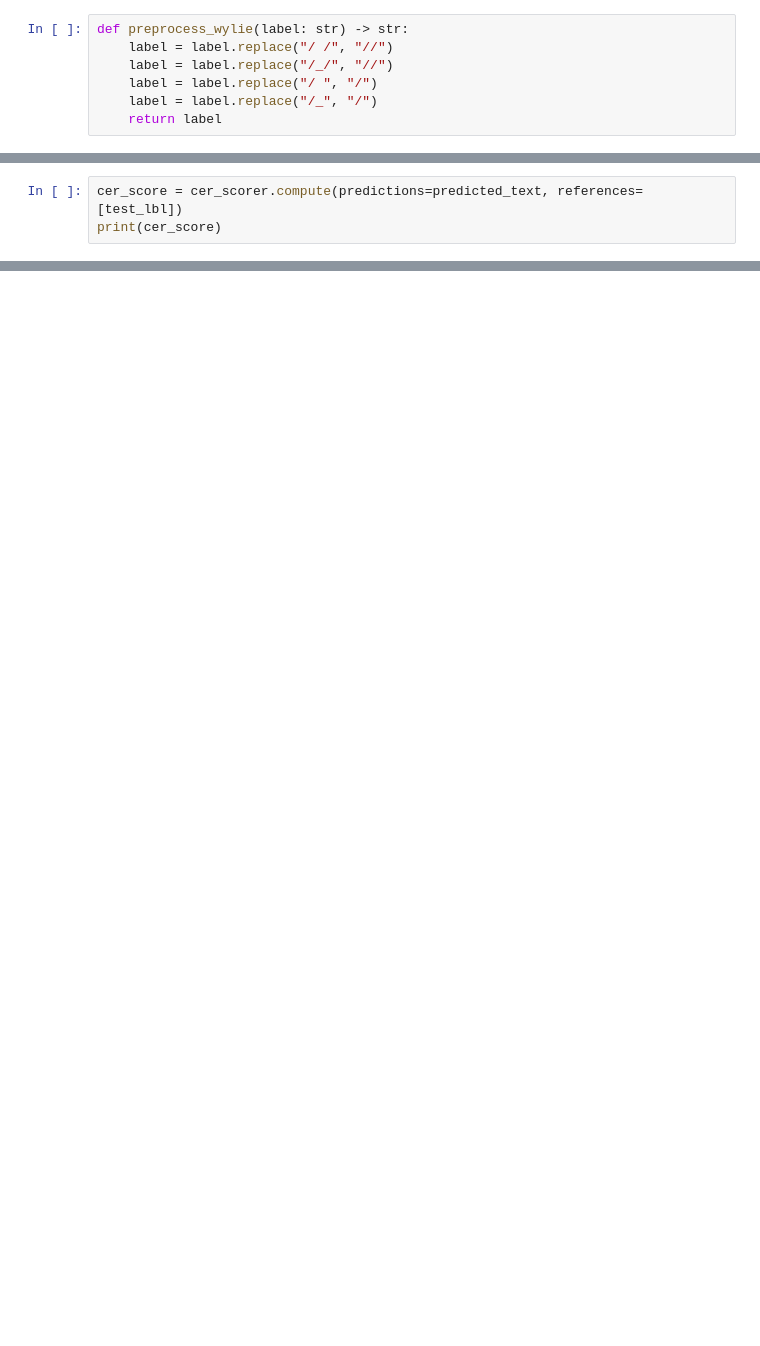
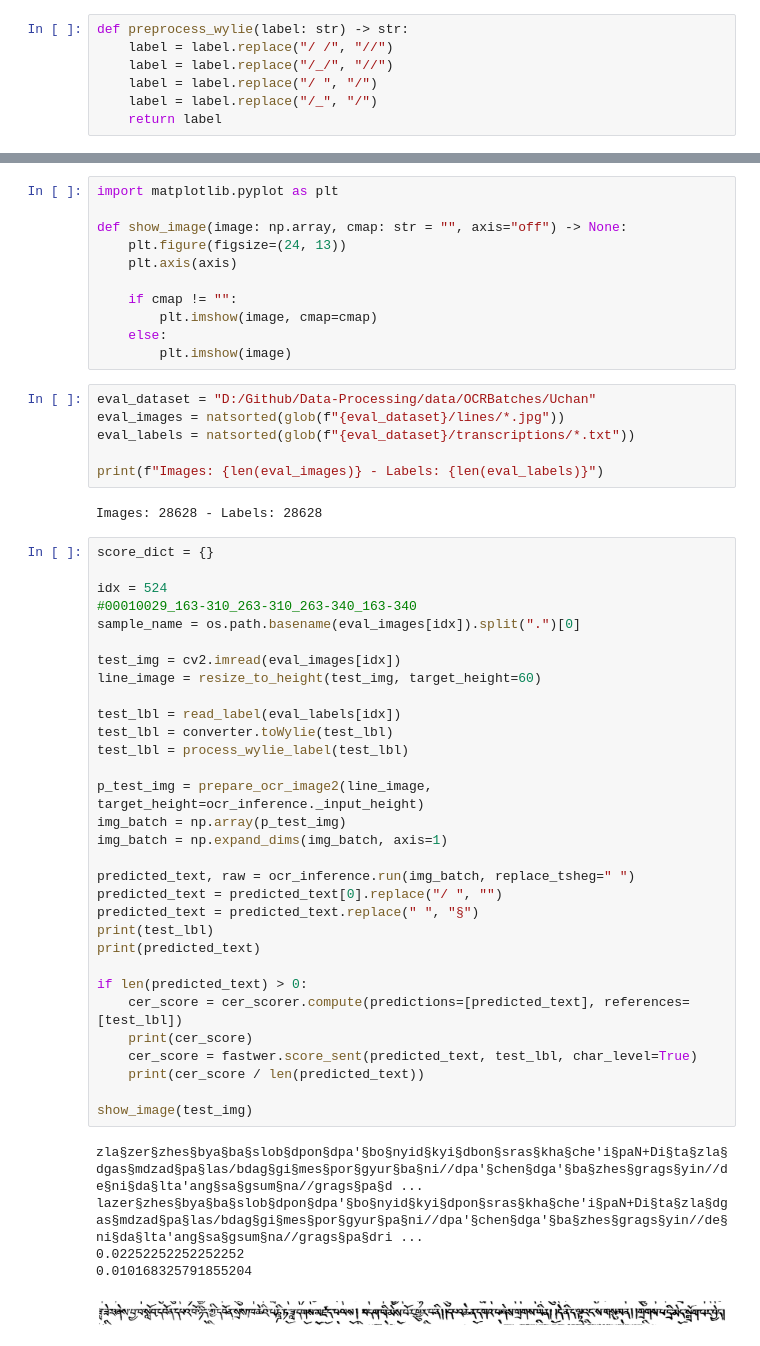
Before and after one commit to WeBuddhist/OCR-Inference, a Jupyter notebook: Evaluate2.ipynb, the cells around one changed output, grey strips where cells are left out. Cells and saved outputs as stored; diff of their text form; blank space fills up the shorter version.

Commit message:
further testing for better line extraction

```diff
--- a/Evaluate2.ipynb
+++ b/Evaluate2.ipynb
@@ -163,3 +172,0 @@ du§rmad§du§byur§gyur§pa//bkra§shis§des§ni§skye§dgu§rnams§la§zhi§by
-# %%
-cer_score = cer_scorer.compute(predictions=predicted_text, references=[test_lbl])
-print(cer_score)
@@ -181,0 +175,56 @@ test_lbl
+# %%
+import matplotlib.pyplot as plt
+
+def show_image(image: np.array, cmap: str = "", axis="off") -> None:
+    plt.figure(figsize=(24, 13))
+    plt.axis(axis)
+
+    if cmap != "":
+        plt.imshow(image, cmap=cmap)
+    else:
+        plt.imshow(image)
+# %%
+eval_dataset = "D:/Github/Data-Processing/data/OCRBatches/Uchan"
+eval_images = natsorted(glob(f"{eval_dataset}/lines/*.jpg"))
+eval_labels = natsorted(glob(f"{eval_dataset}/transcriptions/*.txt"))
+
+print(f"Images: {len(eval_images)} - Labels: {len(eval_labels)}")
+# %% [output]
+Images: 28628 - Labels: 28628
+# %%
+score_dict = {}
+
+idx = 524
+#00010029_163-310_263-310_263-340_163-340
+sample_name = os.path.basename(eval_images[idx]).split(".")[0]
+
+test_img = cv2.imread(eval_images[idx])
+line_image = resize_to_height(test_img, target_height=60)
+
+test_lbl = read_label(eval_labels[idx])
+test_lbl = converter.toWylie(test_lbl)
+test_lbl = process_wylie_label(test_lbl)
+
+p_test_img = prepare_ocr_image2(line_image, target_height=ocr_inference._input_height)
+img_batch = np.array(p_test_img)
+img_batch = np.expand_dims(img_batch, axis=1)
+
+predicted_text, raw = ocr_inference.run(img_batch, replace_tsheg=" ")
+predicted_text = predicted_text[0].replace("/ ", "")
+predicted_text = predicted_text.replace(" ", "§")
+print(test_lbl)
+print(predicted_text)
+
+if len(predicted_text) > 0:
+    cer_score = cer_scorer.compute(predictions=[predicted_text], references=[test_lbl])
+    print(cer_score)
+    cer_score = fastwer.score_sent(predicted_text, test_lbl, char_level=True)
+    print(cer_score / len(predicted_text))
+
+show_image(test_img)
+# %% [output]
+zla§zer§zhes§bya§ba§slob§dpon§dpa'§bo§nyid§kyi§dbon§sras§kha§che'i§paN+Di§ta§zla§dgas§mdzad§pa§las/bdag§gi§mes§por§gyur§ba§ni//dpa'§chen§dga'§ba§zhes§grags§yin//de§ni§da§lta'ang§sa§gsum§na//grags§pa§d ...
+lazer§zhes§bya§ba§slob§dpon§dpa'§bo§nyid§kyi§dpon§sras§kha§che'i§paN+Di§ta§zla§dgas§mdzad§pa§las/bdag§gi§mes§por§gyur§pa§ni//dpa'§chen§dga'§ba§zhes§grags§yin//de§ni§da§lta'ang§sa§gsum§na//grags§pa§dri ...
+0.02252252252252252
+0.010168325791855204
+[figure, added]
```
Also changed, not shown: parts of 14 cells of this notebook, 9 other files.
